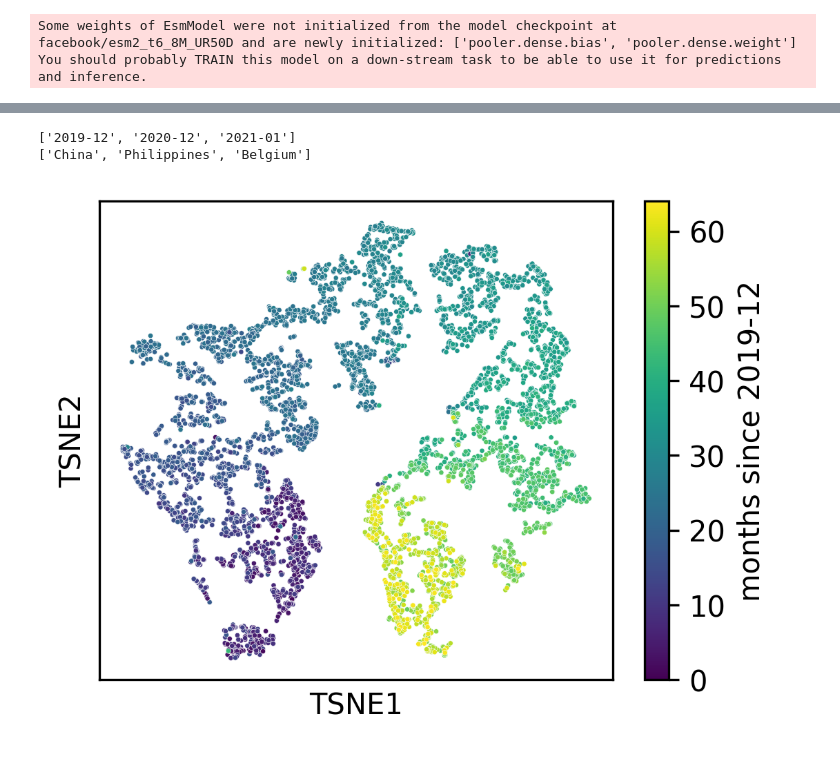
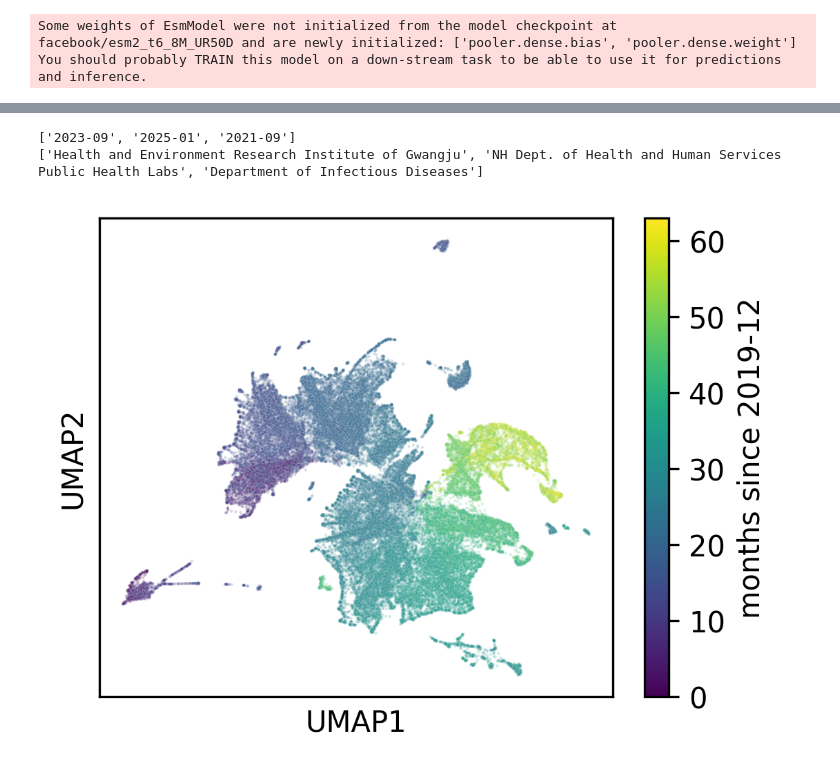
Before and after one commit to njwfish/DistributionEmbeddings, a Jupyter notebook: notebooks/gisaid.ipynb, the cells around one changed output, grey strips where cells are left out. Saved outputs shown, nothing was run; the diff lists cells and outputs as text; code cells hidden in the pictures.

Commit message:
plot mid-epoch

```diff
--- a/notebooks/gisaid.ipynb
+++ b/notebooks/gisaid.ipynb
@@ -93,18 +99,23 @@ from sklearn.manifold import TSNE
 # %%
 pca = PCA(n_components=50, svd_solver='full')
-tsne = TSNE(random_state=0)
+tsne = UMAP(random_state=2121, min_dist=0.5, n_neighbors=50)
 
 pcs = pca.fit_transform(Z)
+# %%
+inds = np.arange(len(Z))
+np.random.shuffle(inds)
+subsample_inds = inds#[:100000]
 # %%
-tsnes = tsne.fit_transform(pcs)
+tsnes = tsne.fit_transform(pcs[subsample_inds])
 # %%
-months = [t[:7] for t in T]
-locs = [t[8:] for t in T]
+T = np.array(T)
+months = [t[:7] for t in T[subsample_inds]]
+locs = [t[8:] for t in T[subsample_inds]]
 print(months[:3])
 print(locs[:3])
 # %% [output]
-['2019-12', '2020-12', '2021-01']
-['China', 'Philippines', 'Belgium']
+['2023-09', '2025-01', '2021-09']
+['Health and Environment Research Institute of Gwangju', 'NH Dept. of Health and Human Services Public Health Labs', 'Department of Infectious Diseases']
 # %%
 from matplotlib.colors import Normalize
 from matplotlib.cm import ScalarMappable
@@ -130,34 +141,35 @@ min_date = min(dates_valid)
 month_nums = np.array([(d.year - min_date.year) * 12 + d.month - min_date.month for d in dates_valid])
 
 # now plot like before!
 norm = Normalize(vmin=month_nums.min(), vmax=month_nums.max())
 cmap = plt.get_cmap("viridis")
 
 fig, ax = plt.subplots(figsize=(4, 3), dpi=300)
 
 # scatter with explicit ax
 sns.scatterplot(x=tsnes_valid[:, 0],
                 y=tsnes_valid[:, 1],
                 hue=month_nums,
                 palette=cmap,
                 hue_norm=norm,
-                s=3,
+                s=1,
+                alpha=0.2,
                 legend=False,
                 ax=ax,)
 
 ax.set_xticks([])
 ax.set_yticks([])
-ax.set_xlabel('TSNE1')
-ax.set_ylabel('TSNE2')
+ax.set_xlabel('UMAP1')
+ax.set_ylabel('UMAP2')
 
 # make the ScalarMappable manually
 sm = ScalarMappable(cmap=cmap, norm=norm)
 sm.set_array([])
 
 # pass ax to colorbar so it knows where to go :)
 cbar = plt.colorbar(sm, ax=ax)
 cbar.set_label("months since 2019-12")
 
 plt.show()
 # %% [output]
-[figure, old version]
+[figure, new version]
```
Also changed, not shown: parts of 5 cells of this notebook, 1 other file.
